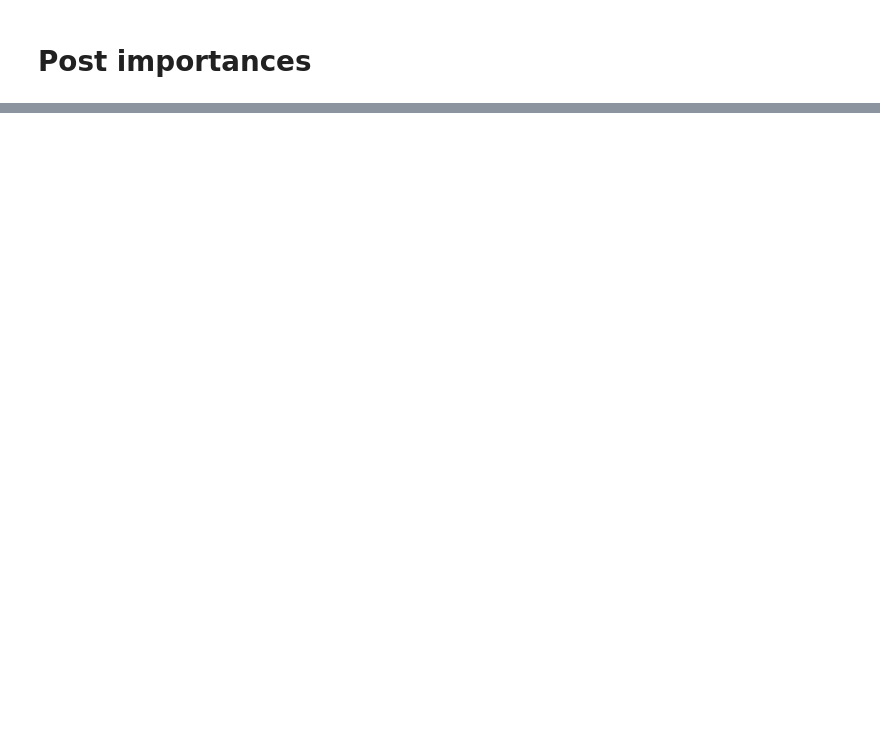
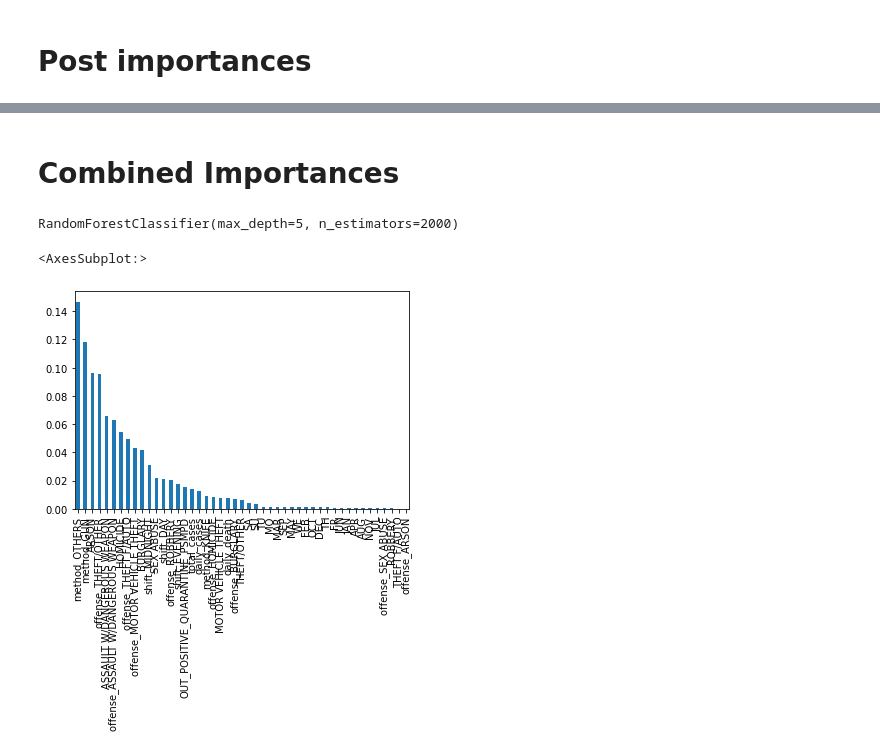
Before and after one commit to joannechoi/DC-Crime-Analysis, a Jupyter notebook: Training_Frameworks/RF.ipynb, the cells around one changed output, grey strips where cells are left out. Cells and saved outputs as stored; diff of their text form; code cells hidden in the pictures; blank space fills up the shorter version.

```diff
--- a/Training_Frameworks/RF.ipynb
+++ b/Training_Frameworks/RF.ipynb
@@ -97 +108,22 @@ year                      0.000012
 dtype: float64
+# %% [markdown]
+# Combined Importances
+# %%
+combinedDF = pd.concat([preDF, postDF])
+# %%
+combinedX = combinedDF.loc[:, combinedDF.columns != 'WARD'].values
+combinedY = combinedDF['WARD'].values
+
+(combined_x_train, combined_x_test,
+ combined_y_train, combined_y_test) = train_test_split(combinedX, combinedY, test_size = .2, random_state = 12345)
+
+combinedclf = RandomForestClassifier(n_estimators = 2000, max_depth = 5)
+combinedclf.fit(combined_x_train, combined_y_train.ravel())
+# %% [output]
+RandomForestClassifier(max_depth=5, n_estimators=2000)
+# %%
+importance = pd.Series(combinedclf.feature_importances_, index = combinedDF.columns[1:]).sort_values(ascending = False)
+importance.plot(kind='bar')
+# %% [output]
+<AxesSubplot:>
+[figure, added]
```
Also changed, not shown: parts of 19 cells of this notebook.
